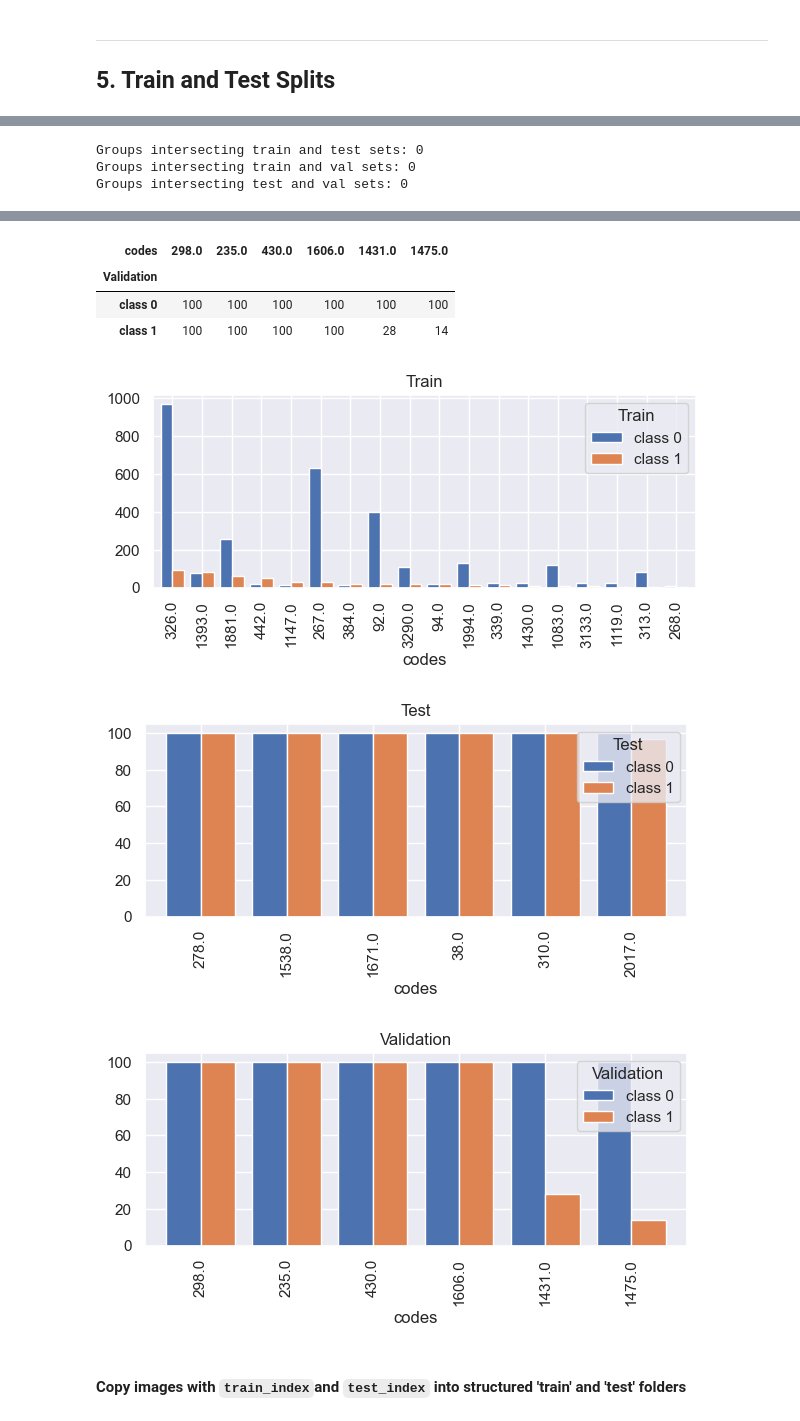
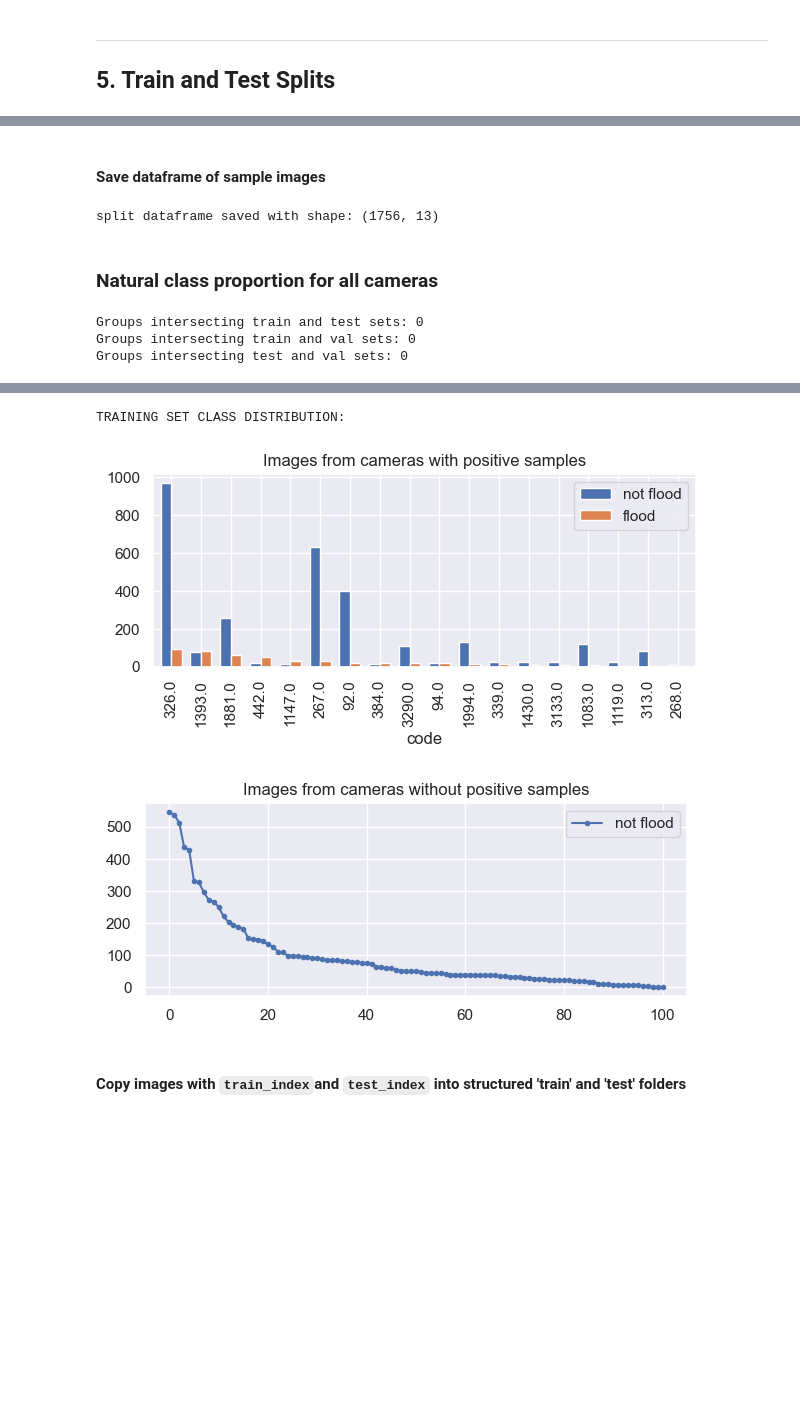
Before and after one commit to luisresende13/octa-flood-images, a Jupyter notebook: Split + Copy Images to Folder.ipynb, the cells around one changed output, grey strips where cells are left out. Saved outputs shown, nothing was run; the diff lists cells and outputs as text; code cells hidden in the pictures; blank space fills up the shorter version.

Commit message:
updated notebook to classify images progressive

```diff
--- a/Split + Copy Images to Folder.ipynb
+++ b/Split + Copy Images to Folder.ipynb
@@ -357,35 +389,7 @@ Name: count, dtype: int64
 # %% [markdown]
 #### Report class count per camera
 # %%
-def separate_group_class_count_plot(y_even, groups_even, codes_1):
-
-    groups_even_1 = groups_even[groups_even.isin(codes_1)]
-    y_even_1 = y_even.loc[groups_even_1.index]
-
-    cls_cnt = pd.concat([
-        groups_even_1[y_even_1 == 0.0].value_counts().rename('not flood'),
-        groups_even_1[y_even_1 == 1.0].value_counts().rename('flood')
-    ], axis=1).sort_values('flood', ascending=False)
-
-    fig = plt.figure(figsize=(7, 2.5))
-    ax = fig.subplots(1, 1)
-
-    cls_cnt.plot.bar(width=0.7, ax=ax)
-    plt.title('Images from cameras with positive samples')
-    plt.show()
-
-    groups_even_0 = groups_even[groups_even.isin(codes_0)]
-    y_even_0 = y_even.loc[groups_even_0.index]
-
-    fig = plt.figure(figsize=(7, 2.5))
-    ax = fig.subplots(1, 1)
-
-    groups_even_0.value_counts().reset_index(drop=True).rename('not flood').plot(ax=ax, marker='o', ms=3)
-    plt.title('Images from cameras without positive samples')
-    plt.legend()
-    plt.show()
-
-separate_group_class_count_plot(y_even, groups_even, codes_1)
+separate_group_class_count_plot(y_even, groups_even)
 # %% [output]
 [figure]
 [figure]
@@ -397,3 +465,26 @@ separate_group_class_count_plot(y_even, groups_even, codes_1)
+# %% [markdown]
+#### Save dataframe of sample images
+# %%
+import os
+
+os.makedirs(target_directory, exist_ok=True)
+
+data_train = data.loc[train_index].copy()
+data_test = data.loc[test_index].copy()
+data_val = data.loc[val_index].copy()
+
+data_train['set'] = 'train'
+data_test['set'] = 'test'
+data_val['set'] = 'val'
+
+data_split_df = pd.concat([data_train, data_test, data_val])
+
+data_split_df.to_csv(f'{target_directory}/images.csv')
+print(f'split dataframe saved with shape: {data_split_df.shape}')
+# %% [output]
+split dataframe saved with shape: (1756, 13)
+# %% [markdown]
+### Natural class proportion for all cameras
 # %%
 train_size = 13000
 
@@ -401,11 +492,10 @@ train_index = y[groups.isin(codes_train)].index
 if train_size is not None:
     train_index = sample(list(train_index), size=train_size, seed=random_state)
 
-test_index = y_even[groups_even.isin(codes_1_test)].index
-val_index = y_even[groups_even.isin(codes_1_val)].index
+display(group_split_report(y, groups, train_index, test_index, val_index))
 
-display(group_split_report(y, groups, train_index, test_index, val_index))
-group_class_count_plot(y, groups, train_index, test_index, val_index)
+print('\nTRAINING SET CLASS DISTRIBUTION:\n')
+separate_group_class_count_plot(y.loc[train_index], groups.loc[train_index])
 # %% [output]
 Groups intersecting train and test sets: 0
 Groups intersecting train and val sets: 0
@@ -425,10 +507,6 @@ Groups intersecting test and val sets: 0
-| codes | 298.0 | 235.0 | 430.0 | 1606.0 | 1431.0 | 1475.0 |
-| Validation |  |  |  |  |  |  |
-| class 0 | 100 | 100 | 100 | 100 | 100 | 100 |
-| class 1 | 100 | 100 | 100 | 100 | 28 | 14 |
+TRAINING SET CLASS DISTRIBUTION:
-[figure, old version]
+[figure, new version]
-[figure, old version]
+[figure, new version]
-[figure, removed]
 # %% [markdown]
 #### Copy images with `train_index`and `test_index` into structured 'train' and 'test' folders
 # %%
```
Also changed, not shown: parts of 23 cells of this notebook, 3 other files.
